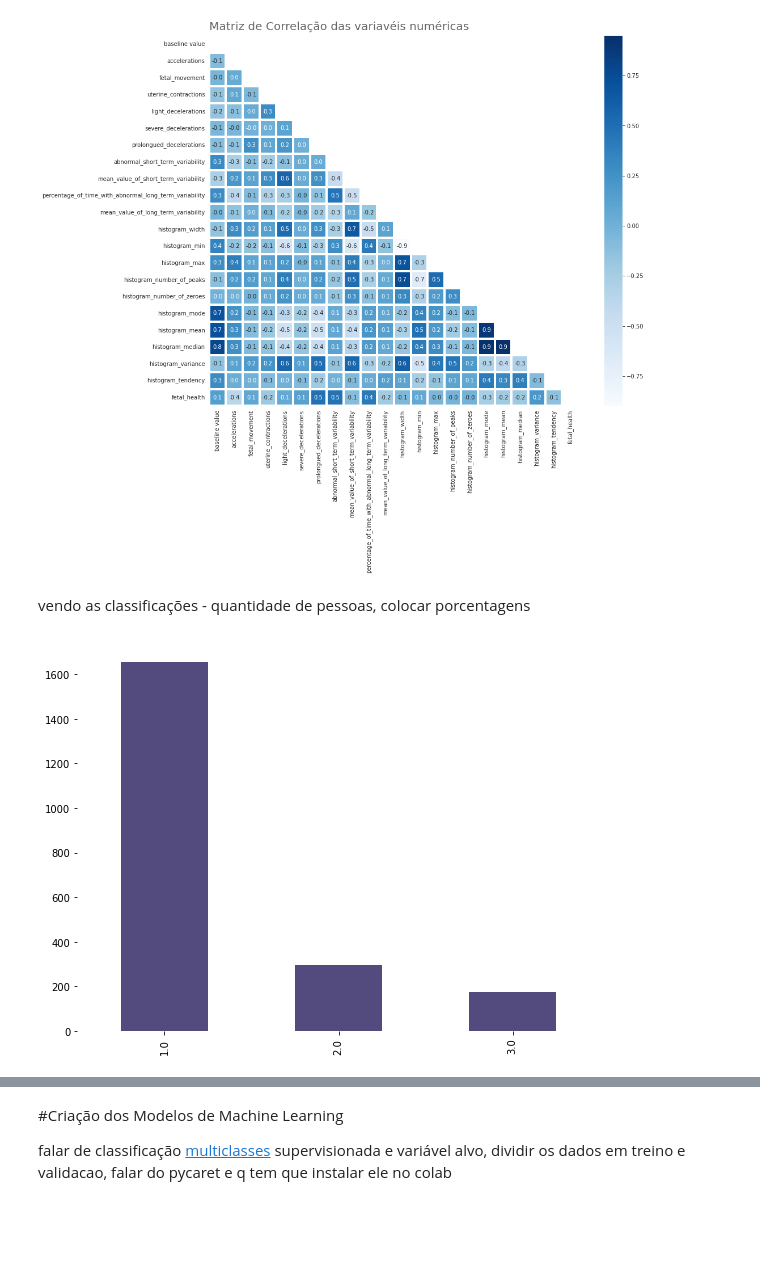
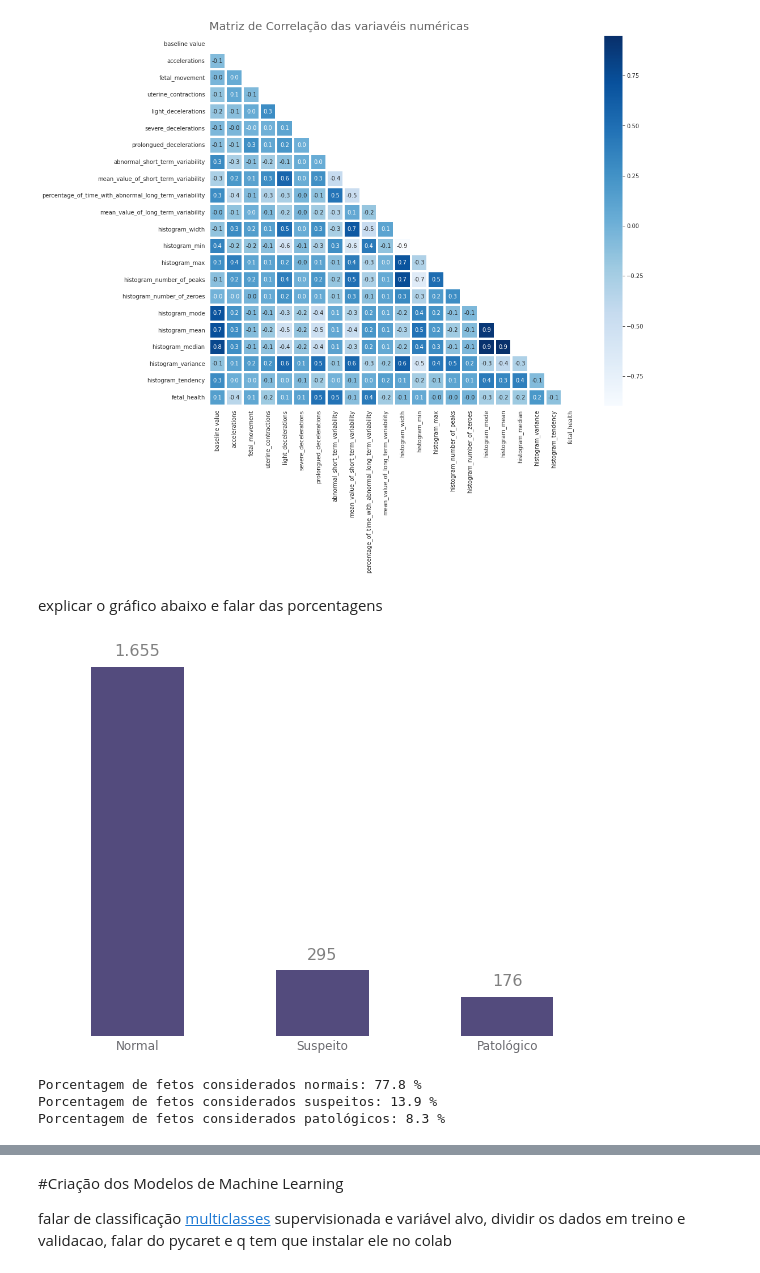
Before and after one commit to FerrazThales/Fetal_Health_Classification, a Jupyter notebook: Fetal_Health_Classification_with_Pycaret.ipynb, the cells around one changed output, grey strips where cells are left out. Cells and saved outputs as stored; diff of their text form; code cells hidden in the pictures; blank space fills up the shorter version.

```diff
--- a/Fetal_Health_Classification_with_Pycaret.ipynb
+++ b/Fetal_Health_Classification_with_Pycaret.ipynb
@@ -188,2 +226,3 @@ array([1., 2., 3.])
 # %%
-#df['fetal_health'] = df['fetal_health'].replace([1.,2.,3.],[0.,1.,2.])
+#iniciando a variável alvo em zero
+df['fetal_health'] = df['fetal_health'].replace([1.,2.,3.],[0,1,2])
@@ -275,5 +317,3 @@ with sns.axes_style('white'):
   ax.set_title('Matriz de Correlação das variavéis numéricas',loc='left',pad=10,fontdict={'fontsize':20},color='#666666')
 # %% [output]
 [figure]
-# %% [markdown]
-vendo as classificações - quantidade de pessoas, colocar porcentagens
@@ -282,12 +320,25 @@ vendo as classificações - quantidade de pessoas, colocar porcentagens
+# %% [markdown]
+explicar o gráfico abaixo e falar das porcentagens
+# %%
+#função para fazer o rótulo de dados e ajustar o layout do gráfico
+def addlabels_layout(x,y):
+  ax.set_frame_on(False)
+  ax.tick_params(axis='both',length=0,colors='grey')
+  ax.get_yaxis().set_visible(False)
+  ax.set_xticklabels(['Normal','Suspeito','Patológico'],fontdict={'fontsize':12},color='#6a6a6f',rotation=0)
+  for i in range(len(x)):
+    ax.text(i,y[i]+50,'{:,}'.format(int(y[i])).replace(',','.'),ha='center',fontsize=16,color='grey')
 # %%
 #criando o fig e o ax no matplotlib
 fig, ax = plt.subplots(figsize=(8,6))
 
 #criando o gráfico de barras
 df.fetal_health.value_counts().plot.bar(ax=ax,color='#281E5D',alpha=0.8)
-ax.set_frame_on(False)
+
+#adicionando os rótulos
+addlabels_layout(x=df.fetal_health.unique(),y=df.fetal_health.value_counts())
 
 #plotando o gráfico
 plt.tight_layout();
 # %% [output]
-[figure, old version]
+[figure, new version]
@@ -295,0 +345,13 @@ plt.tight_layout();
+# %%
+#Porcentagens de cada saúde fetal
+normal = (df[df.fetal_health == 0].shape[0])/(df.shape[0])*100
+suspeito = (df[df.fetal_health == 1].shape[0])/(df.shape[0])*100
+patologico = (df[df.fetal_health == 2].shape[0])/(df.shape[0])*100
+
+print('Porcentagem de fetos considerados normais: {:.1f} %'.format(normal))
+print('Porcentagem de fetos considerados suspeitos: {:.1f} %'.format(suspeito))
+print('Porcentagem de fetos considerados patológicos: {:.1f} %'.format(patologico))
+# %% [output]
+Porcentagem de fetos considerados normais: 77.8 %
+Porcentagem de fetos considerados suspeitos: 13.9 %
+Porcentagem de fetos considerados patológicos: 8.3 %
```
Also changed, not shown: parts of 40 cells of this notebook.
